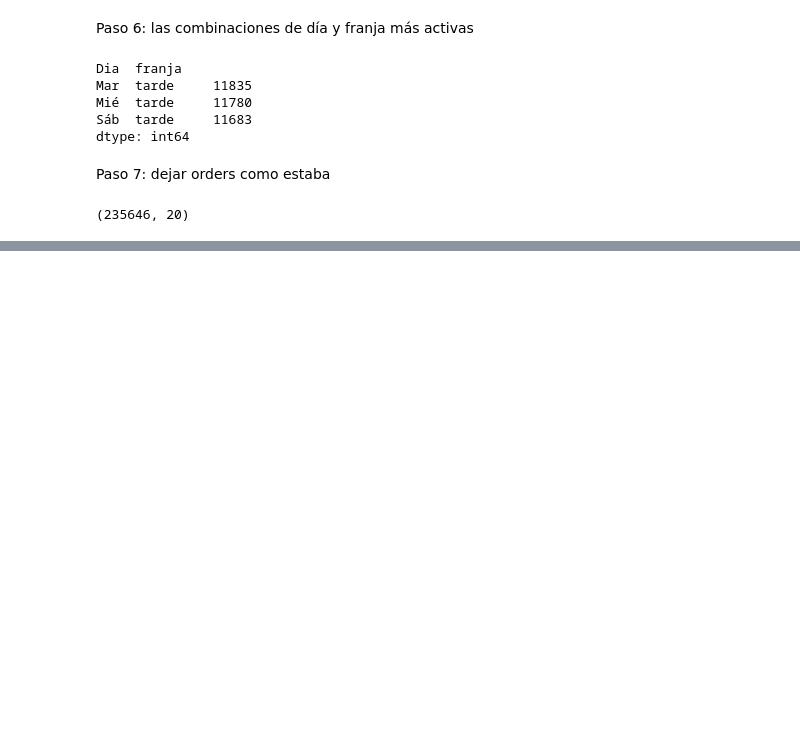
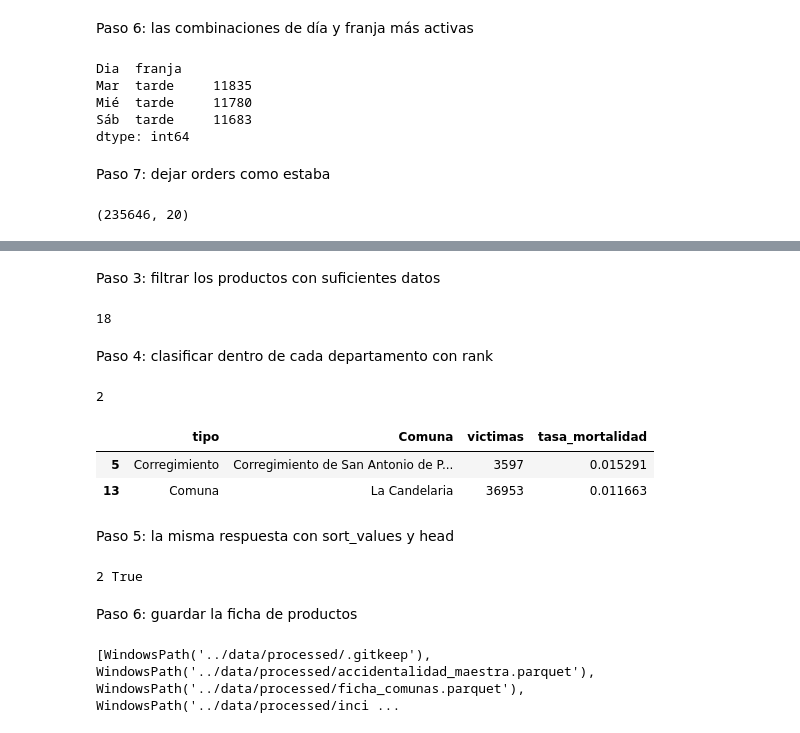
Before and after one commit to sjuandasat05-sudo/proyecto-ciencia-datos, a Jupyter notebook: notebooks/data_preparation.ipynb, the cells around one changed output, grey strips where cells are left out. Drawn from its saved outputs; the diff is of its cells as text; code cells hidden in the pictures; blank space fills up the shorter version.

```diff
--- a/notebooks/data_preparation.ipynb
+++ b/notebooks/data_preparation.ipynb
@@ -597,0 +782,14 @@ print(victimas.shape)
+# %%
+comunas = victimas[['NUMCOMUNA', 'Comuna']].dropna().drop_duplicates()
+comunas['zona'] = np.where(comunas['NUMCOMUNA'].astype(int) >= 50, 'Rural', 'Urbana')
+
+zonas = pd.DataFrame({'zona': ['Urbana', 'Rural'],
+                      'tipo': ['Comuna', 'Corregimiento']})
+
+ficha_comunas = (por_comuna
+    .merge(comunas, on='Comuna', how='left', validate='1:1')
+    .merge(zonas, on='zona', how='left', validate='m:1')
+    [['NUMCOMUNA', 'Comuna', 'tipo', 'victimas', 'accidentes',
+      'tasa_mortalidad', 'edad_media']])
+print(ficha_comunas.shape)
+ficha_comunas.loc[ficha_comunas['victimas'].idxmax()]
@@ -597,0 +806,42 @@ print(victimas.shape)
+# %% [markdown]
+Paso 3: filtrar los productos con suficientes datos
+# %%
+comunas_confiables = ficha_comunas[ficha_comunas['victimas'] >= 1000].copy()
+print(len(comunas_confiables))
+# %% [output]
+18
+# %% [markdown]
+Paso 4: clasificar dentro de cada departamento con rank
+# %%
+comunas_confiables['puesto'] = (comunas_confiables
+    .groupby('tipo')['tasa_mortalidad']
+    .rank(ascending=False, method='first'))
+
+lideres = (comunas_confiables[comunas_confiables['puesto'] == 1]
+           .sort_values('tasa_mortalidad', ascending=False))
+print(len(lideres))
+lideres[['tipo', 'Comuna', 'victimas', 'tasa_mortalidad']].head(5)
+# %% [output]
+2
+|  | tipo | Comuna | victimas | tasa_mortalidad |
+| 5 | Corregimiento | Corregimiento de San Antonio de P... | 3597 | 0.015291 |
+| 13 | Comuna | La Candelaria | 36953 | 0.011663 |
+# %% [markdown]
+Paso 5: la misma respuesta con sort_values y head
+# %%
+lideres_2 = (comunas_confiables
+    .sort_values('tasa_mortalidad', ascending=False)
+    .groupby('tipo')
+    .head(1))
+print(len(lideres_2), set(lideres_2['NUMCOMUNA']) == set(lideres['NUMCOMUNA']))
+# %% [output]
+2 True
+# %% [markdown]
+Paso 6: guardar la ficha de productos
+# %%
+ficha_comunas.to_parquet(SALIDA / 'ficha_comunas.parquet', index=False)
+lideres.to_csv(SALIDA / 'lideres_por_zona.csv', index=False)
+
+print(list(SALIDA.glob('*')))
+# %% [output]
+[WindowsPath('../data/processed/.gitkeep'), WindowsPath('../data/processed/accidentalidad_maestra.parquet'), WindowsPath('../data/processed/ficha_comunas.parquet'), WindowsPath('../data/processed/inci ...
```
Also changed, not shown: parts of 23 cells of this notebook, 1 other file.
